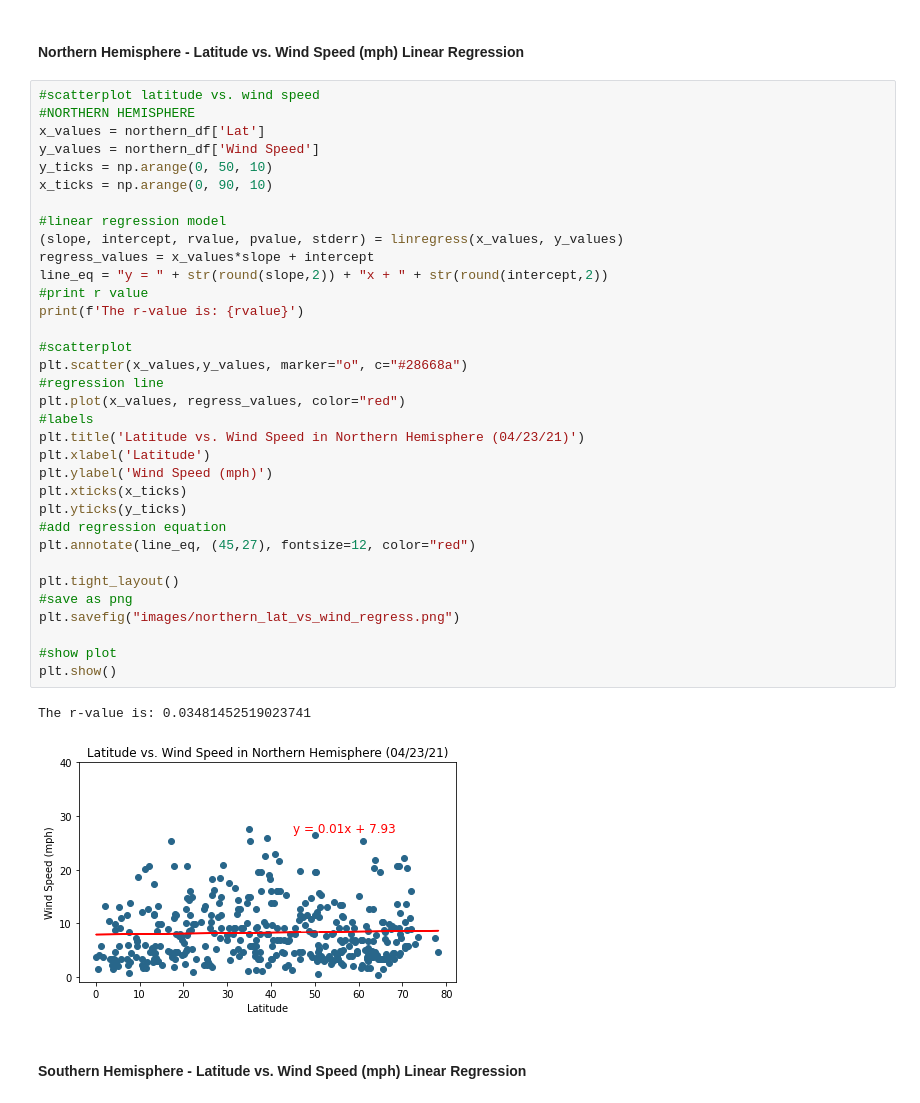
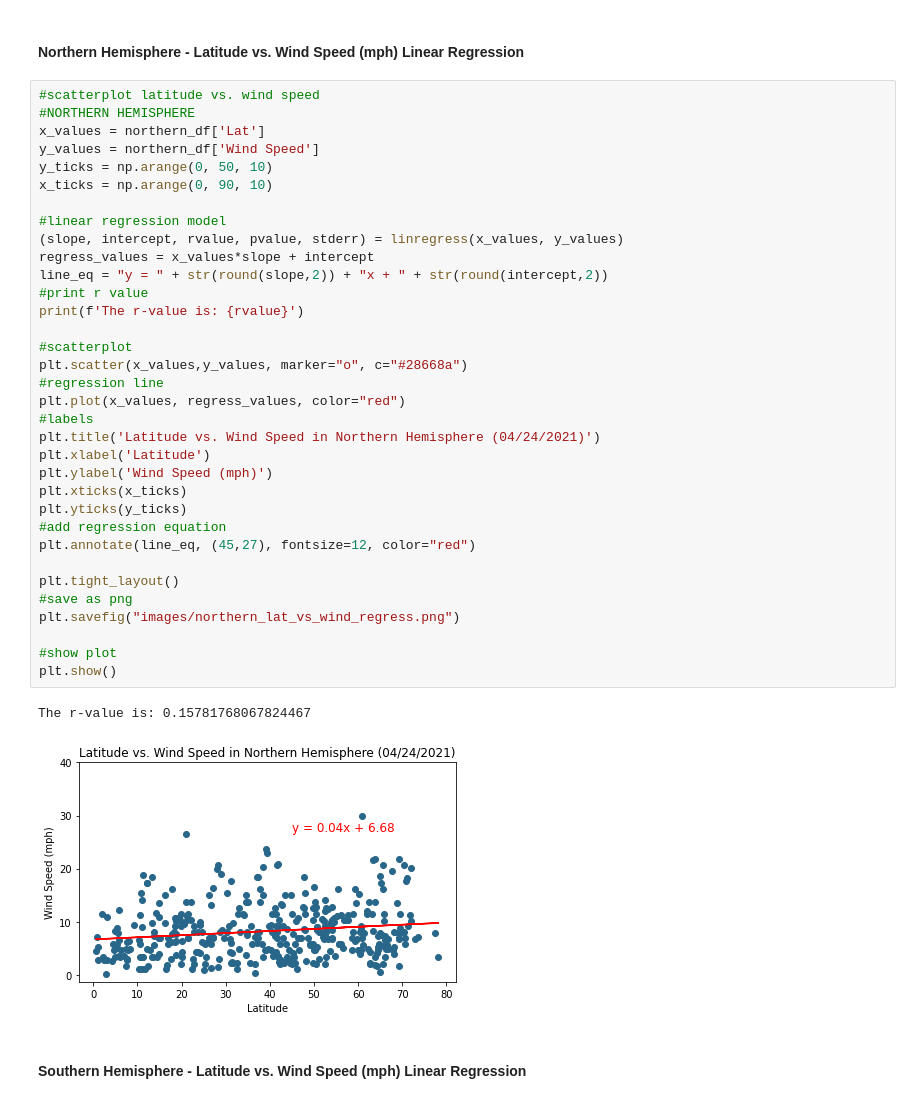
Before and after one commit to moriahtaylor1/python-api-challenge, a Jupyter notebook: WeatherPy/WeatherPy.ipynb, the cells around one changed output. Drawn from its saved outputs; the diff is of its cells as text.

```diff
--- a/WeatherPy/WeatherPy.ipynb
+++ b/WeatherPy/WeatherPy.ipynb
@@ -532,36 +613,36 @@ x_values = northern_df['Lat']
 y_values = northern_df['Wind Speed']
 y_ticks = np.arange(0, 50, 10)
 x_ticks = np.arange(0, 90, 10)
 
 #linear regression model
 (slope, intercept, rvalue, pvalue, stderr) = linregress(x_values, y_values)
 regress_values = x_values*slope + intercept
 line_eq = "y = " + str(round(slope,2)) + "x + " + str(round(intercept,2))
 #print r value
 print(f'The r-value is: {rvalue}')
 
 #scatterplot
 plt.scatter(x_values,y_values, marker="o", c="#28668a")
 #regression line
 plt.plot(x_values, regress_values, color="red")
 #labels
-plt.title('Latitude vs. Wind Speed in Northern Hemisphere (04/23/21)')
+plt.title('Latitude vs. Wind Speed in Northern Hemisphere (04/24/2021)')
 plt.xlabel('Latitude')
 plt.ylabel('Wind Speed (mph)')
 plt.xticks(x_ticks)
 plt.yticks(y_ticks)
 #add regression equation
 plt.annotate(line_eq, (45,27), fontsize=12, color="red")
 
 plt.tight_layout()
 #save as png
 plt.savefig("images/northern_lat_vs_wind_regress.png")
 
 #show plot
 plt.show()
 # %% [output]
-The r-value is: 0.03481452519023741
+The r-value is: 0.15781768067824467
-[figure, old version]
+[figure, new version]
 # %% [markdown]
 ####  Southern Hemisphere - Latitude vs. Wind Speed (mph) Linear Regression
 # %%
```
Also changed, not shown: parts of 20 cells of this notebook.
